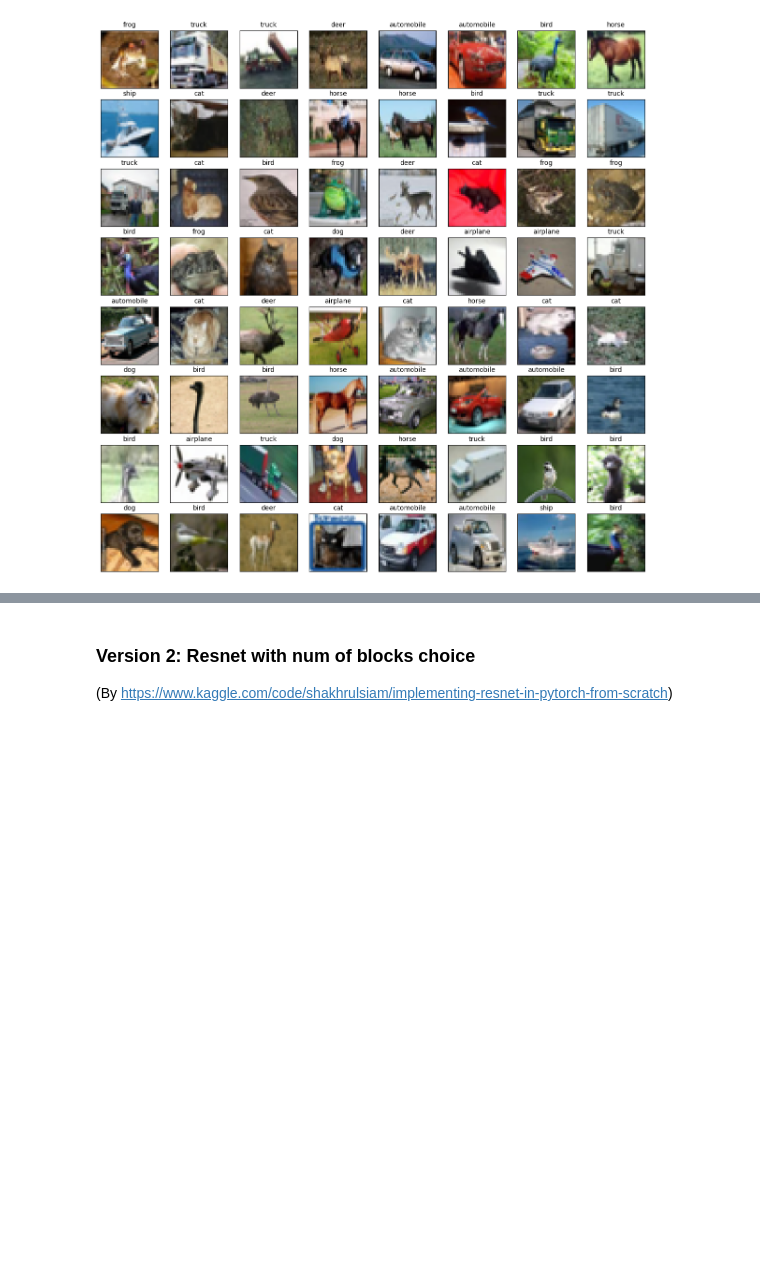
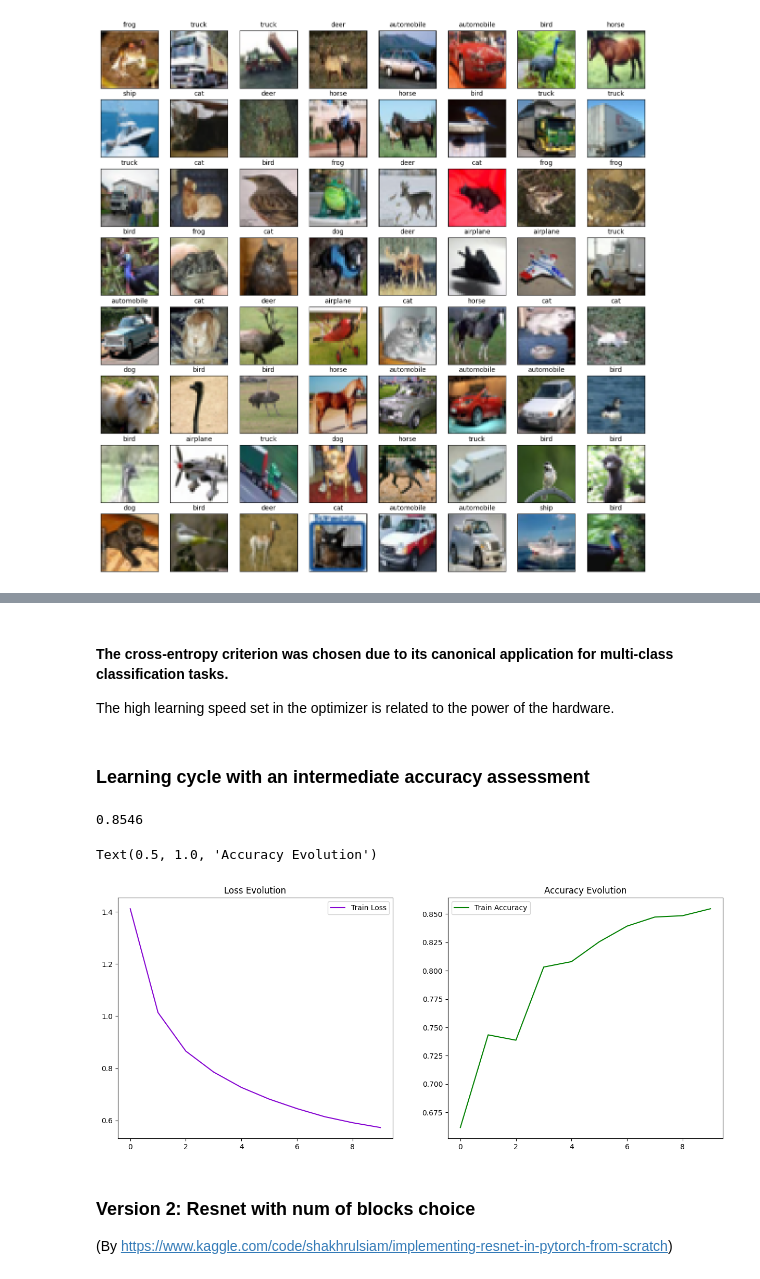
Before and after one commit to Valikpp/ds-training-tasks, a Jupyter notebook: CIFAR-10/model.ipynb, the cells around one changed output, grey strips where cells are left out. Drawn from its saved outputs; the diff is of its cells as text; code cells hidden in the pictures; blank space fills up the shorter version.

```diff
--- a/CIFAR-10/model.ipynb
+++ b/CIFAR-10/model.ipynb
@@ -46,19 +51,17 @@ plt.show()
 class augmCIFAR(Dataset):
     def __init__(self, transform=None, synt_transform = None):
         self.transform = transform
-        self.synt_transform = synt_transform
+        self.synt_transform = synt_transform    # Transformations for Data Augmentation
         self.initial_dataset = torchvision.datasets.CIFAR10(root='./data', train=True, download=True, transform=self.transform)
-        self.syntetic_data = torchvision.datasets.CIFAR10(root='./data', train=True, download=True, transform=self.synt_transform) if synt_transform else []
+        self.synthetic_data = torchvision.datasets.CIFAR10(root='./data', train=True, download=True, transform=self.synt_transform) if synt_transform else []
 
     def __len__(self):
-        return len(self.initial_dataset) + len(self.syntetic_data)//2
+        return len(self.initial_dataset) + len(self.synthetic_data)
 
     def __getitem__(self,idx):
         img, label = 0,0
         if idx<len(self.initial_dataset):
             img, label = self.initial_dataset[idx]
         else:
-            img, label = self.syntetic_data[len(self.initial_dataset) - idx]
-
-
+            img, label = self.synthetic_data[len(self.initial_dataset) - idx]
         return img, label
@@ -67,8 +72,7 @@ synt_transforms = v2.Compose([
     v2.RandomRotation(15),
     v2.RandomCrop(32),
     v2.RandomHorizontalFlip(),
-    v2.RandomPerspective(0.15),
-    v2.RandomChannelPermutation(),
+    v2.RandomVerticalFlip(),
     v2.ToTensor(),
     v2.Normalize(mean=[0.4914, 0.4822, 0.4465], std=[0.247, 0.243, 0.261])
 ])
@@ -168,11 +172,18 @@ class Cifar_model(nn.Module):
         return x
 # %%
 model = Cifar_model()
+# %% [markdown]
+#### The cross-entropy criterion was chosen due to its canonical application for multi-class classification tasks.
+The high learning speed set in the optimizer is related to the power of the hardware.
 # %%
 criterion = nn.CrossEntropyLoss()
-optim = torch.optim.Adam(params=model.parameters(), lr=5e-4)
+optim = torch.optim.Adam(params=model.parameters(), lr=1e-3)
+# %% [markdown]
+### Learning cycle with an intermediate accuracy assessment
 # %%
 epochs = 10
+loss_epoch = []
+acc_epoch = []
 for ep in range(epochs):
     model.train()
     lm_count = 0
@@ -187,7 +198,7 @@ for ep in range(epochs):
         lm_count += 1
         loss_mean = 1/lm_count * loss.item() + (1 - 1/lm_count) * loss_mean
         tqdm_loader.set_description(f"Epoch [{ep+1}/{epochs}], loss_mean={loss_mean:.3f}")
-
+    loss_epoch.append(loss_mean)
     Q = 0
     model.eval()
     tqdm_test_loader = tqdm(testloader, leave=True)
@@ -198,6 +209,7 @@ for ep in range(epochs):
             #print(p[0],y_test[0])
             Q += torch.sum(p == y_test).item()
         tqdm_test_loader.set_description(f"Epoch [{ep+1}/{epochs}] eval: Accuracy={Q/len(test_ds):.3f}")
+    acc_epoch.append(Q/len(test_ds))
 # %%
 Q = 0
 
@@ -212,6 +224,24 @@ for x_test, y_test in testloader:
 
 Q = Q/len(test_ds)
 print(Q)
+# %% [output]
+0.8546
+# %%
+plt.figure(figsize=(15,6))
+
+# Plotting the training and validation loss
+plt.subplot(1,2,1)
+plt.plot(loss_epoch, label='Train Loss', color='#8502d1')
+plt.legend()
+plt.title('Loss Evolution')
+
+plt.subplot(1,2,2)
+plt.plot(acc_epoch, label='Train Accuracy', color='green')
+plt.legend()
+plt.title('Accuracy Evolution')
+# %% [output]
+Text(0.5, 1.0, 'Accuracy Evolution')
+[figure, added]
 # %% [markdown]
 ### Version 2: Resnet with num of blocks choice
 (By https://www.kaggle.com/code/shakhrulsiam/implementing-resnet-in-pytorch-from-scratch)
```
Also changed, not shown: parts of 6 cells of this notebook.
